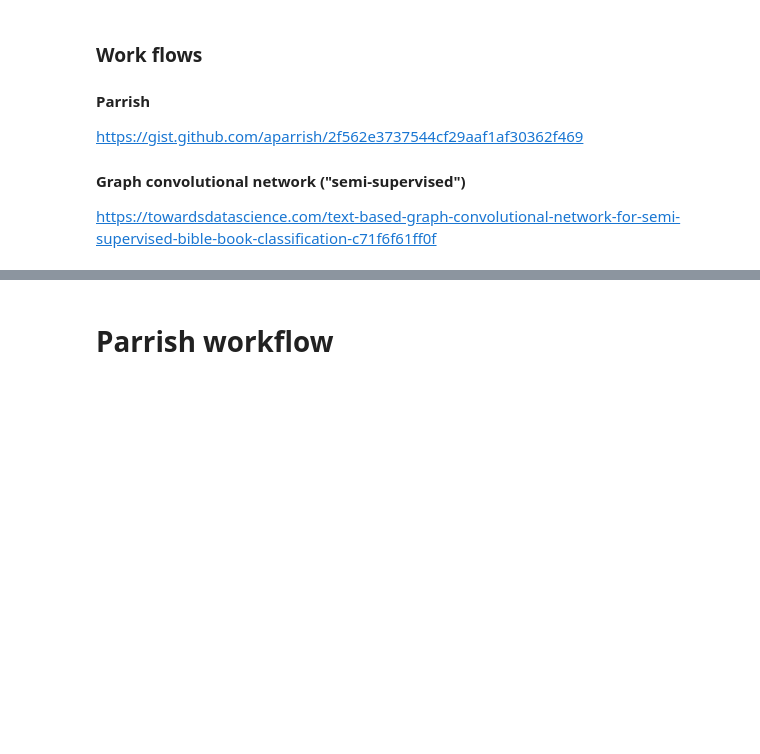
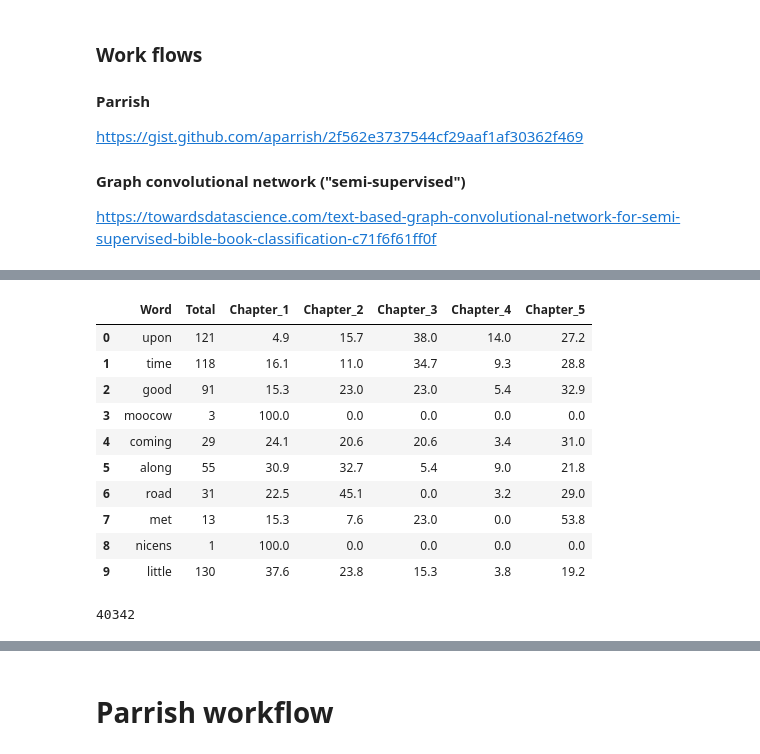
Before and after one commit to ssrosa/dsc-4-final-project-online-ds-pt-100118, a Jupyter notebook: student.ipynb, the cells around one changed output, grey strips where cells are left out. Drawn from its saved outputs; the diff is of its cells as text; code cells hidden in the pictures; blank space fills up the shorter version.

```diff
--- a/student.ipynb
+++ b/student.ipynb
@@ -106,0 +191,2 @@ freqdist1.most_common(200)
+# %%
+percents = word_percents_table('word_counts', list(fds.keys()), 'Chapter_1')
@@ -106,0 +203,20 @@ freqdist1.most_common(200)
+# %%
+percents.head(10)
+# %% [output]
+|  | Word | Total | Chapter_1 | Chapter_2 | Chapter_3 | Chapter_4 | Chapter_5 |
+| 0 | upon | 121 | 4.9 | 15.7 | 38.0 | 14.0 | 27.2 |
+| 1 | time | 118 | 16.1 | 11.0 | 34.7 | 9.3 | 28.8 |
+| 2 | good | 91 | 15.3 | 23.0 | 23.0 | 5.4 | 32.9 |
+| 3 | moocow | 3 | 100.0 | 0.0 | 0.0 | 0.0 | 0.0 |
+| 4 | coming | 29 | 24.1 | 20.6 | 20.6 | 3.4 | 31.0 |
+| 5 | along | 55 | 30.9 | 32.7 | 5.4 | 9.0 | 21.8 |
+| 6 | road | 31 | 22.5 | 45.1 | 0.0 | 3.2 | 29.0 |
+| 7 | met | 13 | 15.3 | 7.6 | 23.0 | 0.0 | 53.8 |
+| 8 | nicens | 1 | 100.0 | 0.0 | 0.0 | 0.0 | 0.0 |
+| 9 | little | 130 | 37.6 | 23.8 | 15.3 | 3.8 | 19.2 |
+# %%
+#Number of words in each chapter
+len(stopped['Chapter_1']), len(stopped['Chapter_2']), len(stopped['Chapter_3']), len(stopped['Chapter_4']), len(stopped['Chapter_5'])
+sum([len(stopped['Chapter_1']), len(stopped['Chapter_2']), len(stopped['Chapter_3']), len(stopped['Chapter_4']), len(stopped['Chapter_5'])])
+# %% [output]
+40342
```
Also changed, not shown: parts of 22 cells of this notebook, 5 other files.
